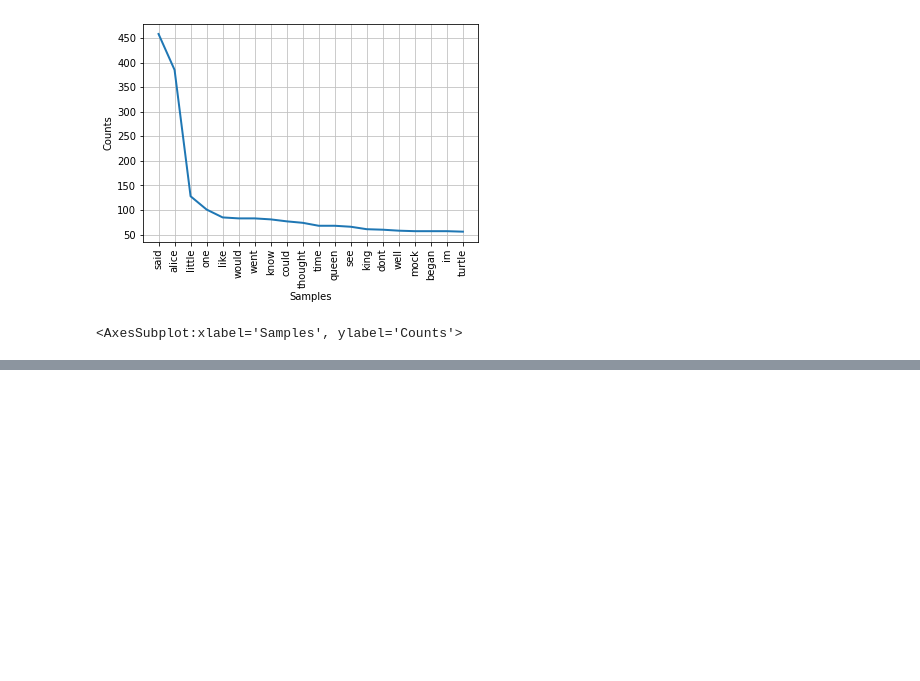
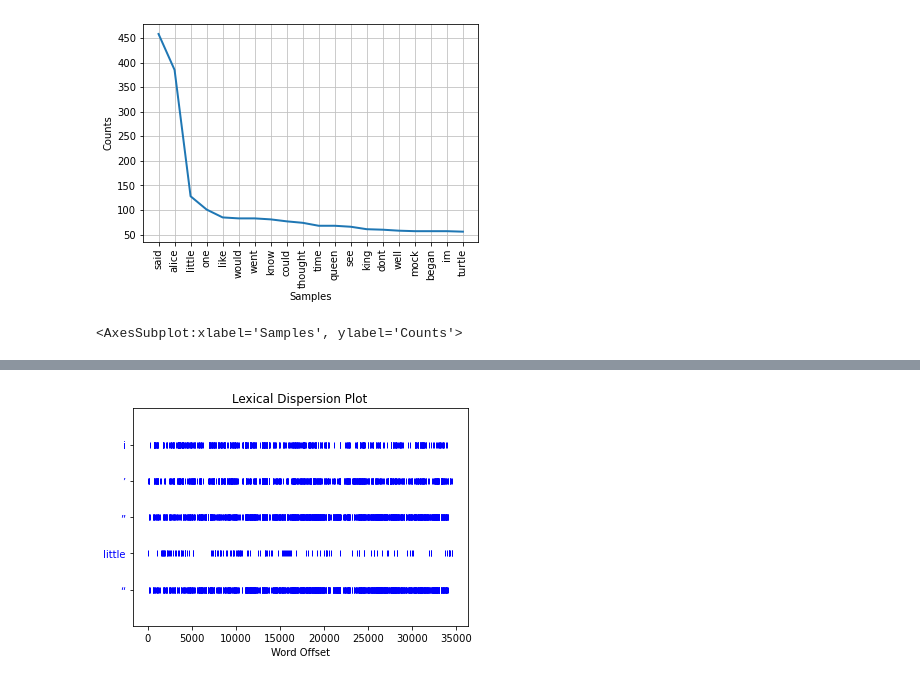
Before and after one commit to noxthot/teaching_ss21_python_introduction_linguists, a Jupyter notebook: book_alice_analysis/book_alice_nltk.ipynb, the cells around one changed output, grey strips where cells are left out. Cells and saved outputs as stored; diff of their text form; code cells hidden in the pictures; blank space fills up the shorter version.

```diff
--- a/book_alice_analysis/book_alice_nltk.ipynb
+++ b/book_alice_analysis/book_alice_nltk.ipynb
@@ -118,0 +134,4 @@ cntWords_without_stopwords.plot(20)
+# %%
+tags = nltk.pos_tag(tokens_nltk)
+# %%
+adjs = [word.lower() for word, tag in tags if tag == 'JJ']
@@ -118,0 +140,3 @@ cntWords_without_stopwords.plot(20)
+# %%
+import collections
+adjs_cnt = collections.Counter(adjs)
@@ -118,0 +151,7 @@ cntWords_without_stopwords.plot(20)
+# %%
+mostcommonadjs = [word for word, _ in adjs_cnt.most_common(5)]
+# %%
+text = nltk.Text(tokens_nltk)
+text.dispersion_plot(mostcommonadjs)
+# %% [output]
+[figure, added]
```
Also changed, not shown: parts of 13 cells of this notebook.
